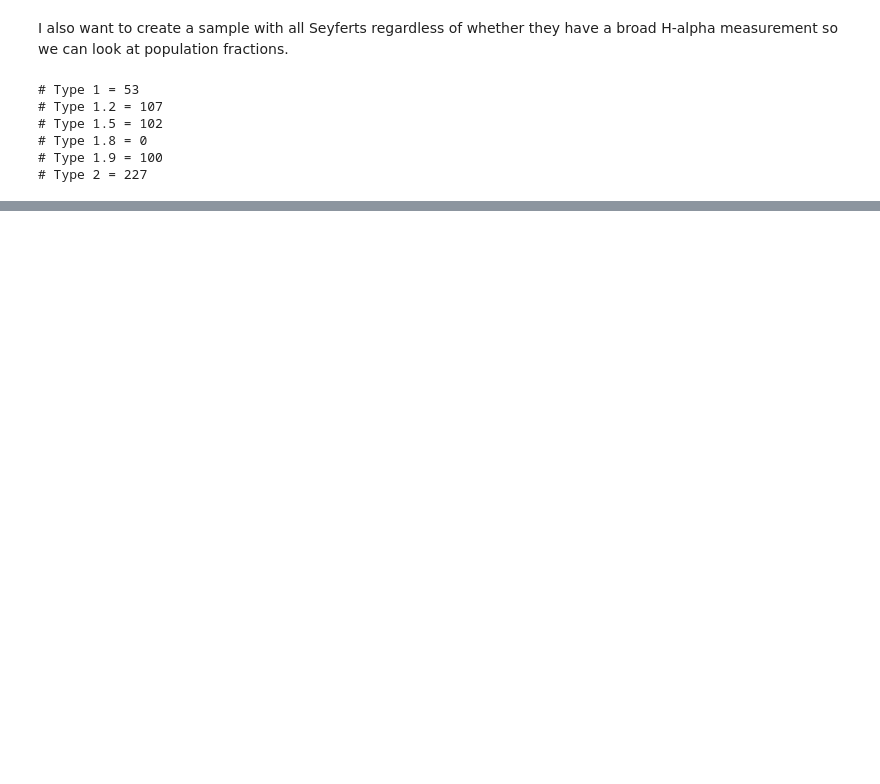
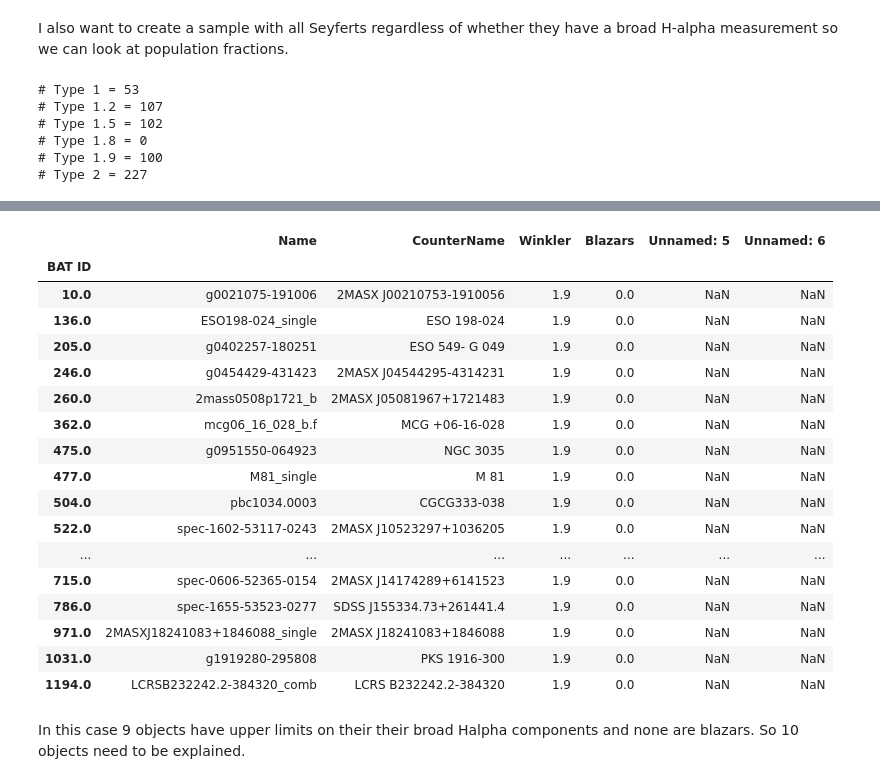
Before and after one commit to ttshimiz/bass-sy1_9-obscuration, a Jupyter notebook: notebooks/create-sample.ipynb, the cells around one changed output, grey strips where cells are left out. Drawn from its saved outputs; the diff is of its cells as text; code cells hidden in the pictures; blank space fills up the shorter version.

```diff
--- a/notebooks/create-sample.ipynb
+++ b/notebooks/create-sample.ipynb
@@ -159,0 +301,23 @@ bass_general.loc[df_all[pd.isnull(df_all['Broad Halpha Flux']) & (df_all['Type']
+# %%
+bass_sy_class.loc[df_all[pd.isnull(df_all['Broad Halpha Flux']) & (df_all['Type'] == '1.9')].index]
+# %% [output]
+|  | Name | CounterName | Winkler | Blazars | Unnamed: 5 | Unnamed: 6 |
+| BAT ID |  |  |  |  |  |  |
+| 10.0 | g0021075-191006 | 2MASX J00210753-1910056 | 1.9 | 0.0 | NaN | NaN |
+| 136.0 | ESO198-024_single | ESO 198-024 | 1.9 | 0.0 | NaN | NaN |
+| 205.0 | g0402257-180251 | ESO 549- G 049 | 1.9 | 0.0 | NaN | NaN |
+| 246.0 | g0454429-431423 | 2MASX J04544295-4314231 | 1.9 | 0.0 | NaN | NaN |
+| 260.0 | 2mass0508p1721_b | 2MASX J05081967+1721483 | 1.9 | 0.0 | NaN | NaN |
+| 362.0 | mcg06_16_028_b.f | MCG +06-16-028 | 1.9 | 0.0 | NaN | NaN |
+| 475.0 | g0951550-064923 | NGC 3035 | 1.9 | 0.0 | NaN | NaN |
+| 477.0 | M81_single | M 81 | 1.9 | 0.0 | NaN | NaN |
+| 504.0 | pbc1034.0003 | CGCG333-038 | 1.9 | 0.0 | NaN | NaN |
+| 522.0 | spec-1602-53117-0243 | 2MASX J10523297+1036205 | 1.9 | 0.0 | NaN | NaN |
+| ... | ... | ... | ... | ... | ... | ... |
+| 715.0 | spec-0606-52365-0154 | 2MASX J14174289+6141523 | 1.9 | 0.0 | NaN | NaN |
+| 786.0 | spec-1655-53523-0277 | SDSS J155334.73+261441.4 | 1.9 | 0.0 | NaN | NaN |
+| 971.0 | 2MASXJ18241083+1846088_single | 2MASX J18241083+1846088 | 1.9 | 0.0 | NaN | NaN |
+| 1031.0 | g1919280-295808 | PKS 1916-300 | 1.9 | 0.0 | NaN | NaN |
+| 1194.0 | LCRSB232242.2-384320_comb | LCRS B232242.2-384320 | 1.9 | 0.0 | NaN | NaN |
+# %% [markdown]
+In this case 9 objects have upper limits on their their broad Halpha components and none are blazars. So 10 objects need to be explained.
```
Also changed, not shown: parts of 24 cells of this notebook, 1 other file.
